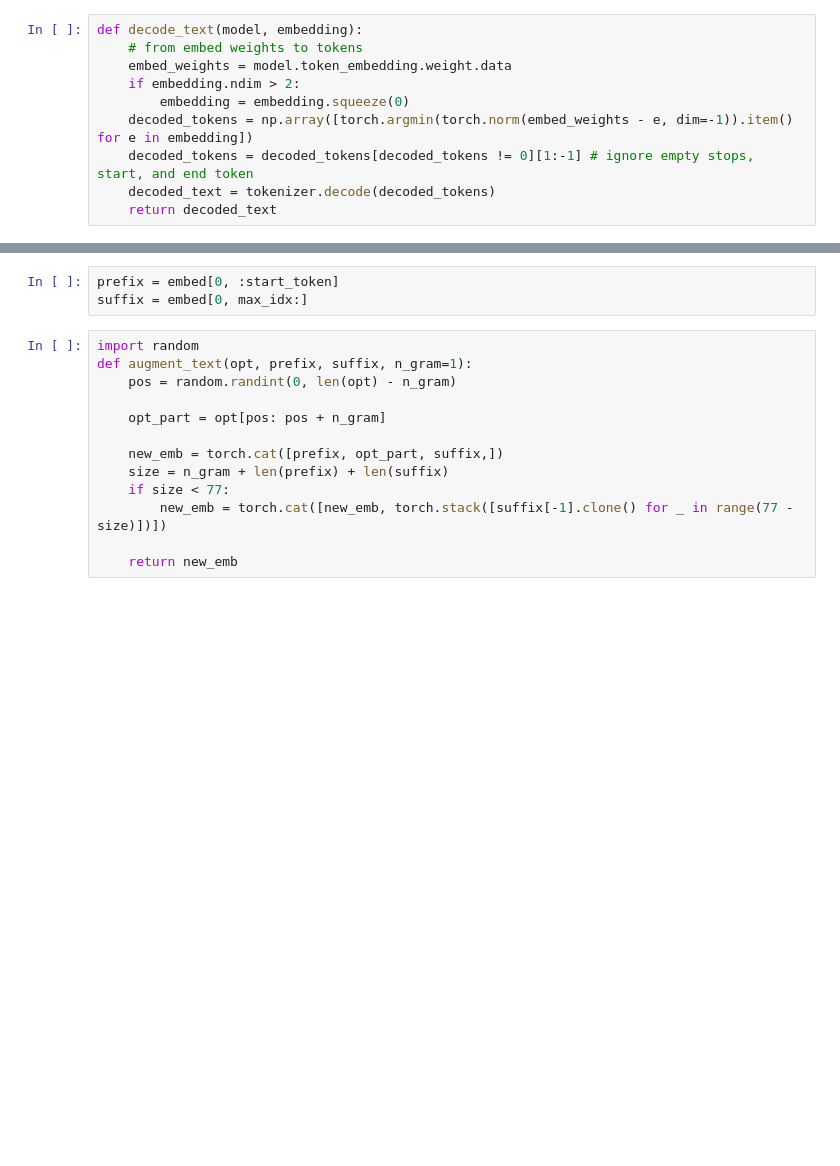
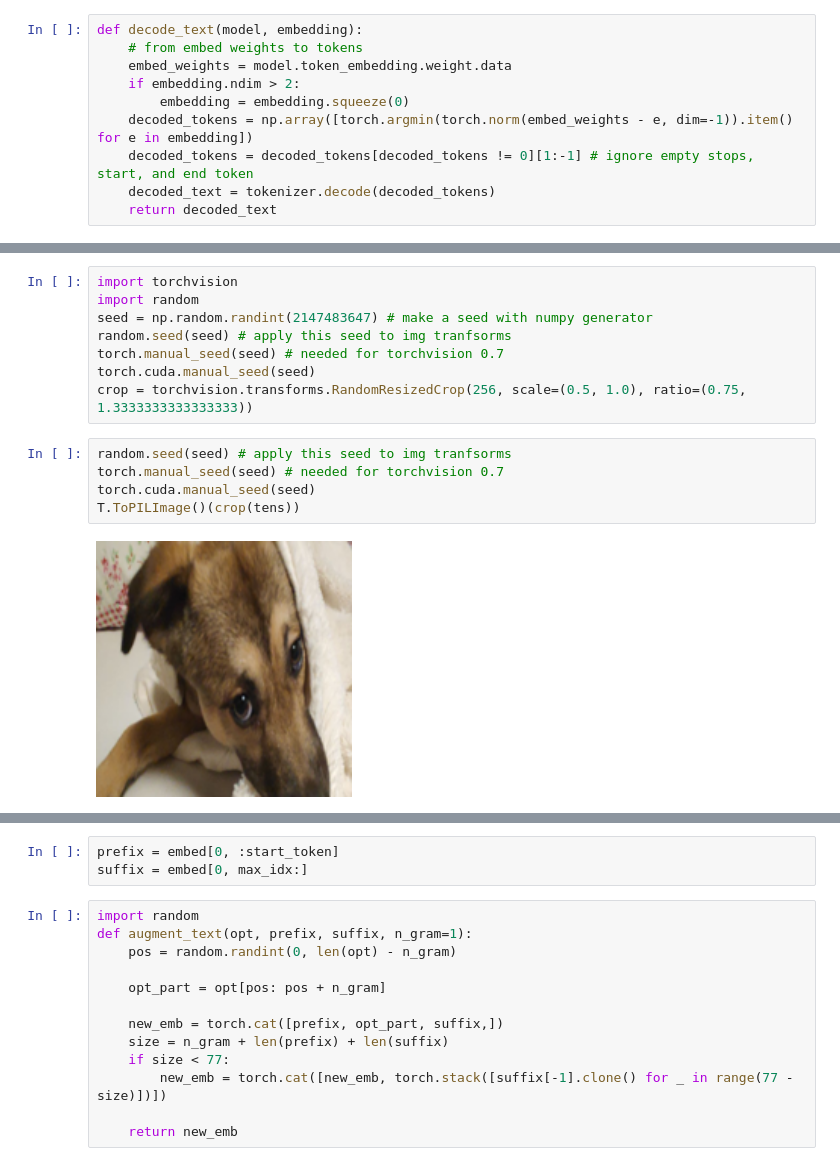
Before and after one commit to NotNANtoN/CLIP_playground, a Jupyter notebook: img2text.ipynb, the cells around one changed output, grey strips where cells are left out. Drawn from its saved outputs; the diff is of its cells as text; blank space fills up the shorter version.

```diff
--- a/img2text.ipynb
+++ b/img2text.ipynb
@@ -41,3 +56,18 @@ plt.imshow(img)
+# %%
+import torchvision
+import random
+seed = np.random.randint(2147483647) # make a seed with numpy generator
+random.seed(seed) # apply this seed to img tranfsorms
+torch.manual_seed(seed) # needed for torchvision 0.7
+torch.cuda.manual_seed(seed)
+crop = torchvision.transforms.RandomResizedCrop(256, scale=(0.5, 1.0), ratio=(0.75, 1.3333333333333333))
+# %%
+random.seed(seed) # apply this seed to img tranfsorms
+torch.manual_seed(seed) # needed for torchvision 0.7
+torch.cuda.manual_seed(seed)
+T.ToPILImage()(crop(tens))
+# %% [output]
+[figure, added]
 # %%
 # create start text
 start_token = 1
```
Also changed, not shown: parts of 40 cells of this notebook, 3 other files.
